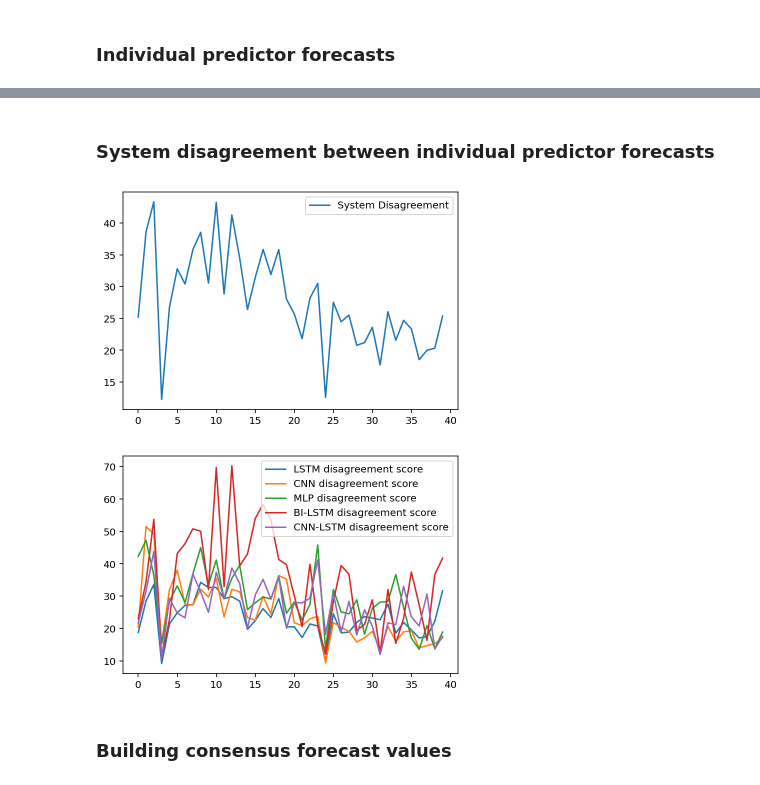
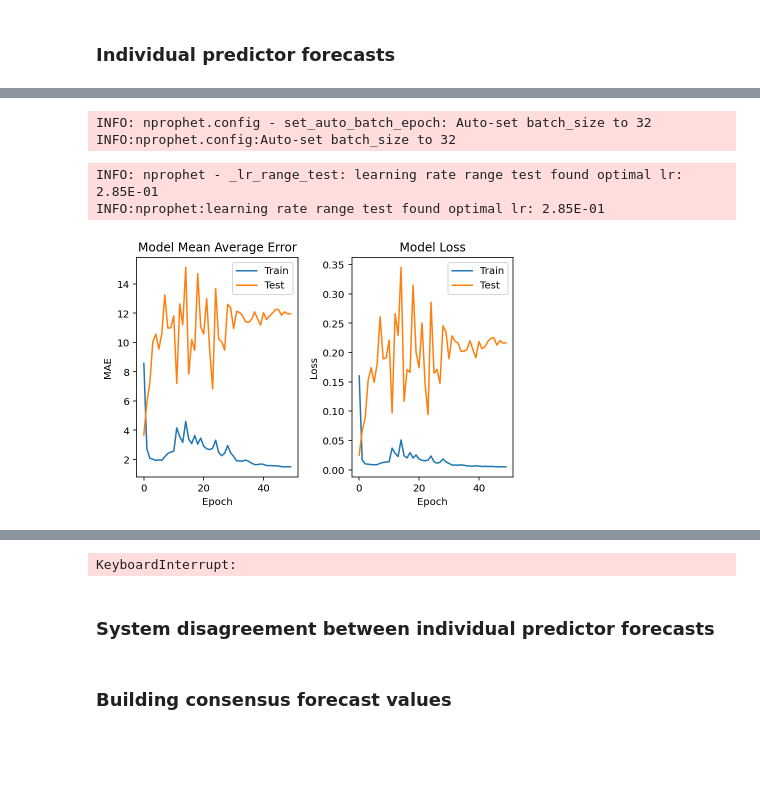
Before and after one commit to maxmekiska/arguing_predictors, a Jupyter notebook: notebooks/System.ipynb, the cells around one changed output, grey strips where cells are left out. Cells and saved outputs as stored; diff of their text form; code cells hidden in the pictures; blank space fills up the shorter version.

```diff
--- a/notebooks/System.ipynb
+++ b/notebooks/System.ipynb
@@ -22 +24,4 @@ This Jupyter notebook serves to benchmark the performance of the prototype syste
+# %%
+training_data = DataLoader('BP', '2010-02-01', '2018-02-01')
+training_data = training_data.get_adjclose()
 # %%
@@ -36,0 +36,8 @@ WARNING:tensorflow:11 out of the last 11 calls to <function Model.make_predict_f
+# %%
+individual_predictors_forecasts = individual_predictors_template2(training_data, 30)
+# %% [output]
+INFO: nprophet.config - set_auto_batch_epoch: Auto-set batch_size to 32
+INFO:nprophet.config:Auto-set batch_size to 32
+INFO: nprophet - _lr_range_test: learning rate range test found optimal lr: 2.85E-01
+INFO:nprophet:learning rate range test found optimal lr: 2.85E-01
+[figure, added]
@@ -37,10 +46,8 @@ WARNING:tensorflow:11 out of the last 11 calls to <function Model.make_predict_f
+KeyboardInterrupt:
 # %% [markdown]
 ### System disagreement between individual predictor forecasts
 # %%
 system_disagreement(individual_predictors_forecasts)
-# %% [output]
-[figure, removed]
-[figure, removed]
 # %% [markdown]
 ### Building consensus forecast values
 # %%
```
Also changed, not shown: parts of 12 cells of this notebook, 4 other files.
